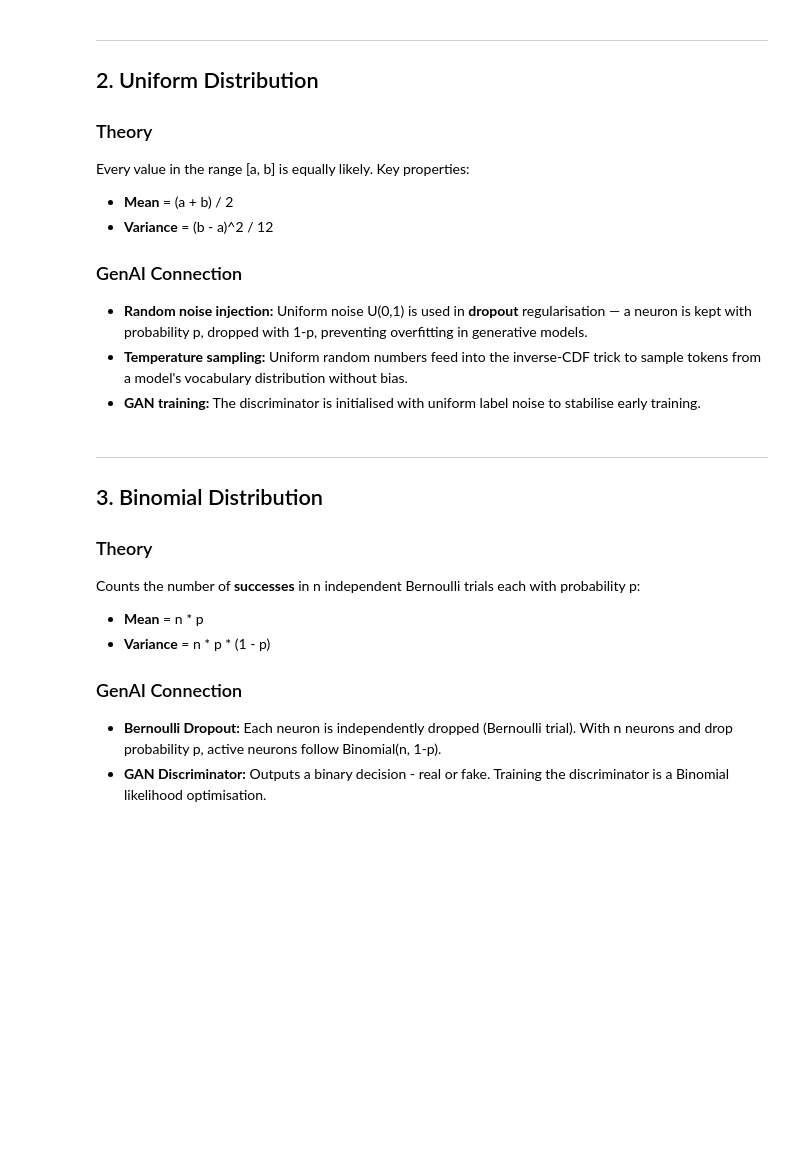
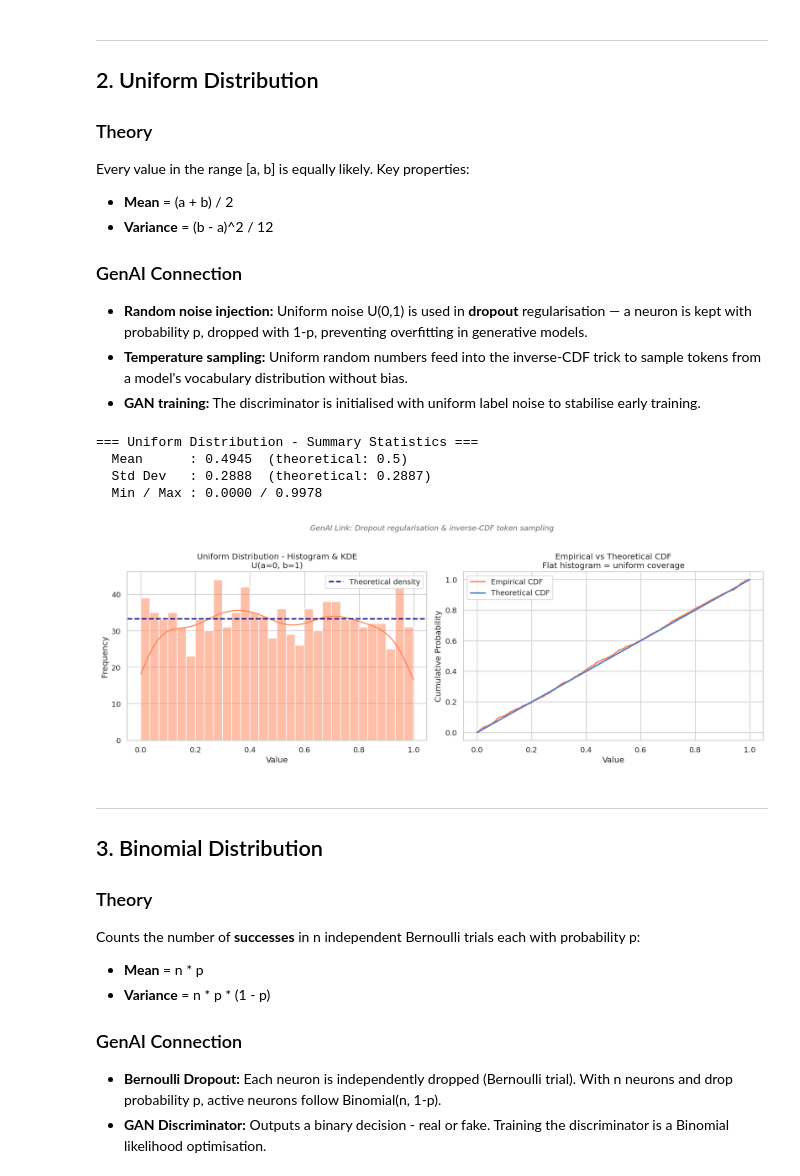
Before and after one commit to lok-02498/GenAi_LabWork_2401421062_lokesh, a Jupyter notebook: GenAi_labwork/Experiment_1.ipynb, the cells around one changed output. Saved outputs shown, nothing was run; the diff lists cells and outputs as text; code cells hidden in the pictures; blank space fills up the shorter version.

```diff
--- a/GenAi_labwork/Experiment_1.ipynb
+++ b/GenAi_labwork/Experiment_1.ipynb
@@ -98,34 +108,40 @@ Every value in the range [a, b] is equally likely. Key properties:
 low, high = 0, 1
 samples_uniform = np.random.uniform(low=low, high=high, size=N)
 
 print('=== Uniform Distribution - Summary Statistics ===')
 print(f'  Mean      : {np.mean(samples_uniform):.4f}  (theoretical: {(low+high)/2})')
 print(f'  Std Dev   : {np.std(samples_uniform):.4f}  (theoretical: {np.sqrt((high-low)**2/12):.4f})')
 print(f'  Min / Max : {samples_uniform.min():.4f} / {samples_uniform.max():.4f}')
 
 fig, axes = plt.subplots(1, 2, figsize=(14, 5))
 
 sns.histplot(samples_uniform, bins=30, kde=True, color='coral', ax=axes[0])
 axes[0].axhline(y=N/30, color='navy', linestyle='--', linewidth=2, label='Theoretical density')
 axes[0].set_title('Uniform Distribution - Histogram & KDE\nU(a=0, b=1)', fontsize=12)
 axes[0].set_xlabel('Value')
 axes[0].set_ylabel('Frequency')
 axes[0].legend()
 
 # Empirical CDF vs theoretical
 sorted_s = np.sort(samples_uniform)
 ecdf = np.arange(1, N+1) / N
 axes[1].plot(sorted_s, ecdf, color='coral', linewidth=2, label='Empirical CDF')
-axes[1].plot([0, 1], [0, 1], 'navy--', linewidth=2, label='Theoretical CDF')
+axes[1].plot([0, 1], [0, 1], linewidth=2, label='Theoretical CDF')
 axes[1].set_title('Empirical vs Theoretical CDF\nFlat histogram = uniform coverage', fontsize=12)
 axes[1].set_xlabel('Value')
 axes[1].set_ylabel('Cumulative Probability')
 axes[1].legend()
 
 plt.suptitle('GenAI Link: Dropout regularisation & inverse-CDF token sampling',
              fontsize=11, style='italic', color='dimgray', y=1.02)
 plt.tight_layout()
 plt.show()
+# %% [output]
+=== Uniform Distribution - Summary Statistics ===
+  Mean      : 0.4945  (theoretical: 0.5)
+  Std Dev   : 0.2888  (theoretical: 0.2887)
+  Min / Max : 0.0000 / 0.9978
+[figure, added]
 # %% [markdown]
 ---
 ## 3. Binomial Distribution
```
Also changed, not shown: parts of 6 cells of this notebook.
